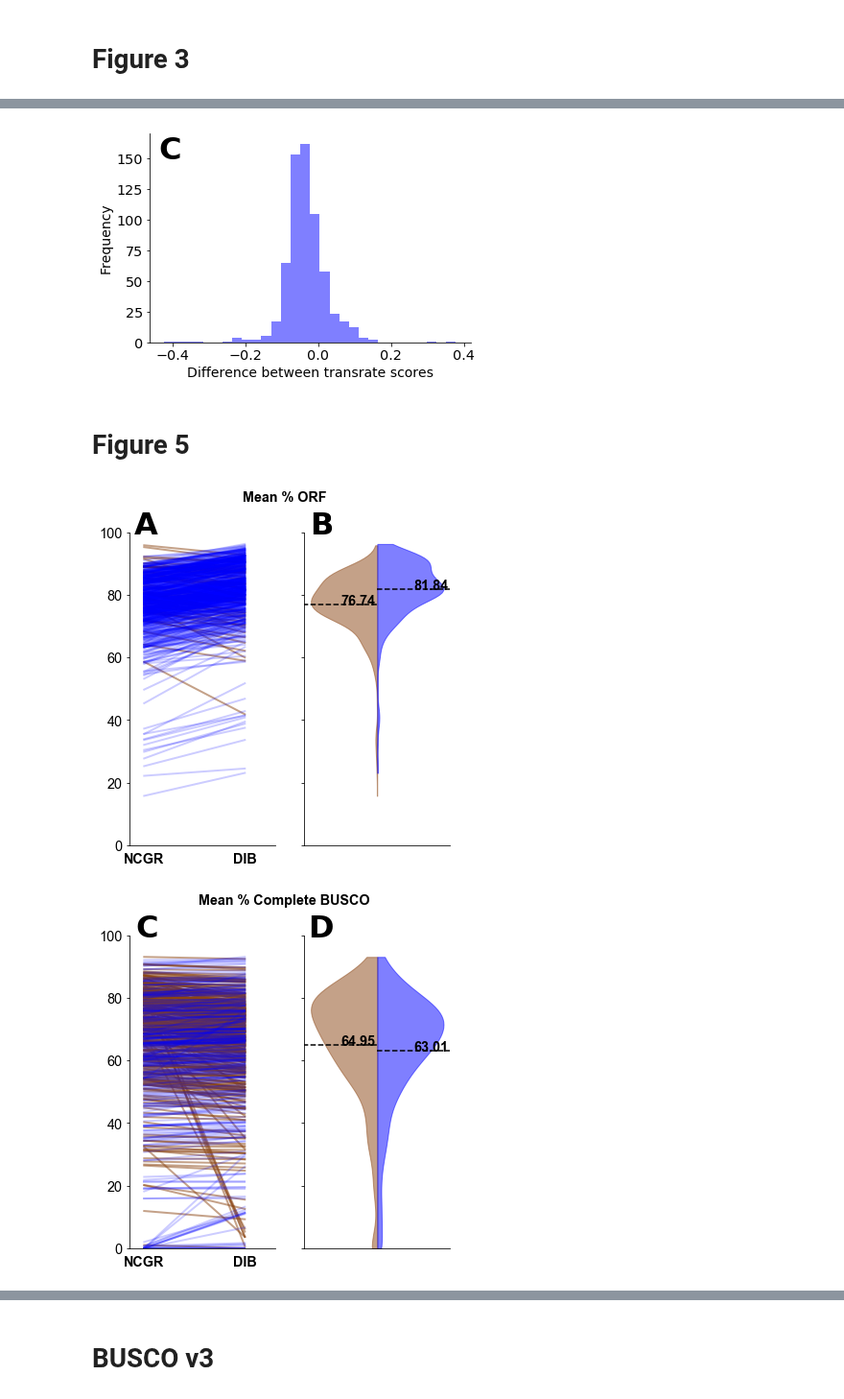
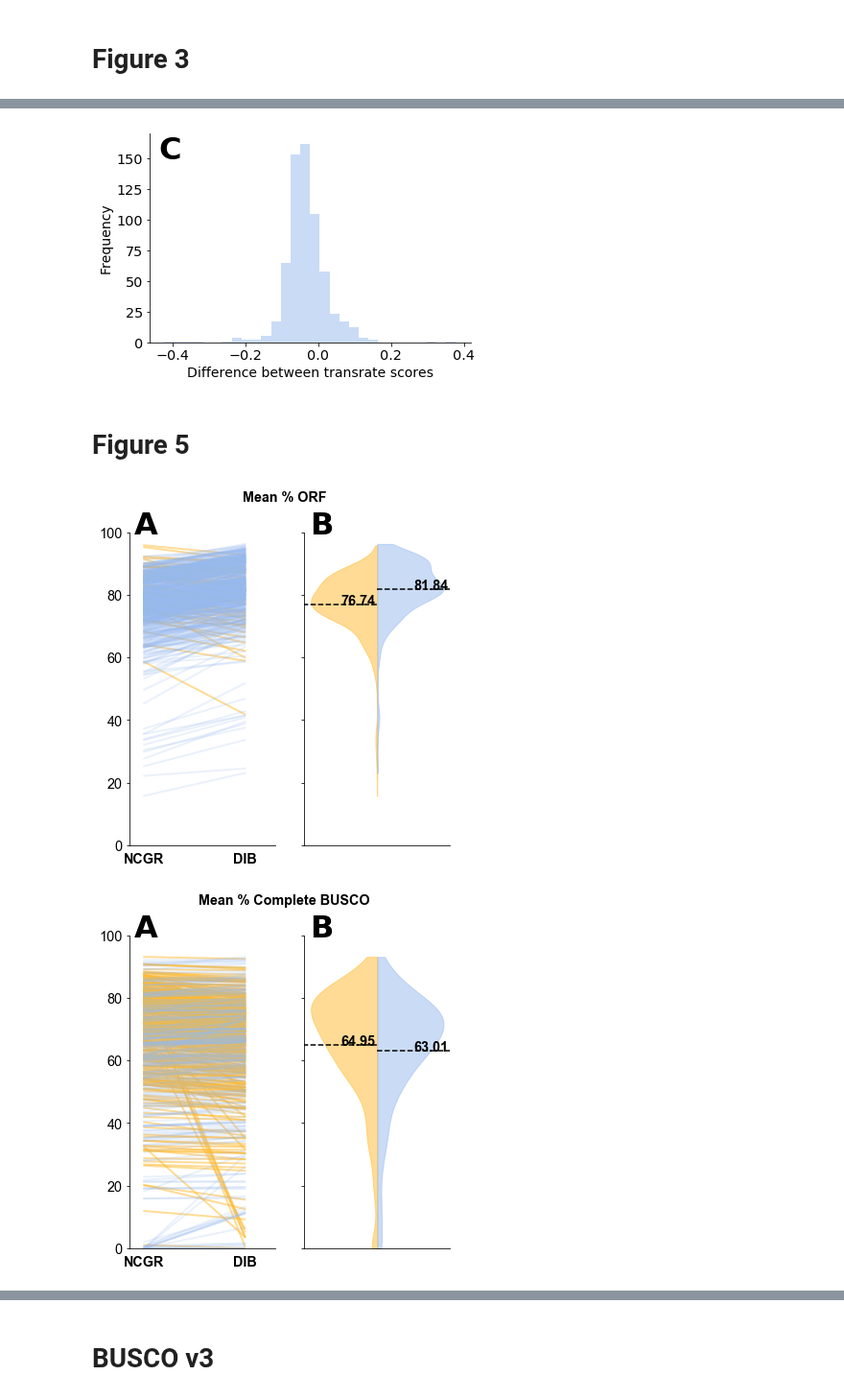
Before and after one commit to johnsolk/MMETSP, a Jupyter notebook: notebooks/GigaScience_Figures_all_evaluation_matrix.ipynb, the cells around one changed output, grey strips where cells are left out. Shown at 96% size. Drawn from its saved outputs; the diff is of its cells as text; code cells hidden in the pictures.

```diff
--- a/notebooks/GigaScience_Figures_all_evaluation_matrix.ipynb
+++ b/notebooks/GigaScience_Figures_all_evaluation_matrix.ipynb
@@ -31,7 +31,7 @@ special_flowers = ['MMETSP0693', 'MMETSP1019', 'MMETSP0923', 'MMETSP0008', 'MMET
 # dammit gene names comparison
 unique_names = pd.read_csv("../assembly_evaluation_data/unique_gene_names_ncgr_dib.csv")
 # %%
-giant_matrix = "../assembly_evaluation_data/MMETSP_all_evaluation_matrix.csv"
+giant_matrix = "../assembly_evaluation_data/MMETSP_all_evaluation_matrix_2.csv"
 all_metrics = pd.read_csv(giant_matrix)
 #all_metrics.columns.values
 # transrate score metrics
@@ -117,7 +117,7 @@ len(ddd.intersection(ncnc))
 638
 # %%
 def scatter_diff(df1, df2, column, fig, ax, df1name = 'df1', df2name = 'df2',
-                 color1='#8B4513', color2='blue', ymin=0, ymax=1, ypos=.95):
+                 color1='#ffb92d', color2='#97b9ef', ymin=0, ymax=1, ypos=.95):
     # plot scatter differences between two dfs with the same columns
     # create new df for data comparison
 
@@ -152,14 +152,14 @@ def scatter_diff(df1, df2, column, fig, ax, df1name = 'df1', df2name = 'df2',
     ax.tick_params(axis='y', which='both', right='off')
     for tick in ax.get_yticklabels():
         tick.set_fontname("Arial")
-    ax.text(0.2, 1.07, 'A',
+    ax.text(0.2, 1.07, 'C',
         verticalalignment='top', horizontalalignment='right',
         transform=ax.transAxes,
         color='black', fontsize=32, fontweight = 'bold')
     return newdf, fig, ax
 
 
-def violin_split(df, col1, col2, fig, ax, color2='#8B4513', color1='blue', ymin=0, ymax=1, letter2='B'):
+def violin_split(df, col1, col2, fig, ax, color2='#ffb92d', color1='#97b9ef', ymin=0, ymax=1, letter2='B'):
     #create split violine plots
     v1 = ax.violinplot(df[col1],
                    showmeans=False, showextrema=False, showmedians=False)
@@ -206,7 +206,7 @@ def violin_split(df, col1, col2, fig, ax, color2='#8B4513', color1='blue', ymin=
     ax.tick_params(axis='x', which='both', top='off', bottom='off')
     #ax.tick_params(axis='x', which='both', top='off')
     ax.tick_params(axis='y', which='both', right='off')
-    ax.text(0.2, 1.07, 'B',
+    ax.text(0.2, 1.07, 'D',
         verticalalignment='top', horizontalalignment='right',
         transform=ax.transAxes,
         color='black', fontsize=32, fontweight = 'bold')
@@ -264,7 +264,7 @@ from matplotlib.patches import Ellipse, Polygon
 ncgr_tmp = ncgr_nt_transrate_score.set_index("SampleName")
 dib_tmp = dib_transrate_score.set_index("SampleName")
 diff_tmp = dib_tmp - ncgr_tmp
-ax = diff_tmp.plot(kind='hist', bins=30,legend=False,color='blue',alpha = 0.5)
+ax = diff_tmp.plot(kind='hist', bins=30,legend=False,color='#97b9ef',alpha = 0.5)
 ax.set_xlabel("Difference between transrate scores",fontsize=14)
 ax.set_ylabel("Frequency",fontsize=14)
 ax.spines['top'].set_visible(False)
@@ -279,7 +279,7 @@ ax.text(0.03, 0.99, 'C',
 savefig('../paper/hist_transrate_diff.pdf',bbox_inches="tight")
 savefig('../paper/hist_transrate_diff.png',bbox_inches="tight")
 # %% [output]
-[figure, old version]
+[figure, new version]
 # %% [markdown]
 # Figure 5
 # %%
@@ -287,7 +287,7 @@ p_refs,fig, ax = create_plots(ncgr_transrate_nt,dib_transrate_nt, 'mean_orf_perc
 savefig('../paper/mean_ORF.pdf',bbox_inches="tight")
 savefig('../paper/mean_ORF.png',bbox_inches="tight")
 # %% [output]
-[figure, old version]
+[figure, new version]
 # %%
 imicrobe_busco = all_metrics[['SampleName','NCGR.Complete_eukaryotic_BUSCO_perc']]
 imicrobe_busco.columns = ['SampleName','Complete_eukaryotic_BUSCO_perc']
@@ -298,10 +298,10 @@ dib_busco.columns = ['SampleName','Complete_eukaryotic_BUSCO_perc']
 dib_busco = dib_busco.dropna()
 # %%
 p_refs,fig, ax = create_plots(imicrobe_busco,dib_busco, 'Complete_eukaryotic_BUSCO_perc', 'Mean % Complete BUSCO',ymax=100, ypos=100)
-savefig('../paper/mean_BUSCO.png',bbox_inches="tight")
-savefig('../paper/mean_BUSCO.pdf',bbox_inches="tight")
+savefig('../paper/mean_euk_BUSCO.png',bbox_inches="tight")
+savefig('../paper/mean_euk_BUSCO.pdf',bbox_inches="tight")
 # %% [output]
-[figure, old version]
+[figure, new version]
 # %%
 dib_busco = all_metrics[['SampleName','DIB.Complete_protist_BUSCO_prop']]
 dib_busco.columns = ['SampleName','Complete_protist_BUSCO_prop']
```
Also changed, not shown: parts of 29 cells of this notebook, 27 other files.
